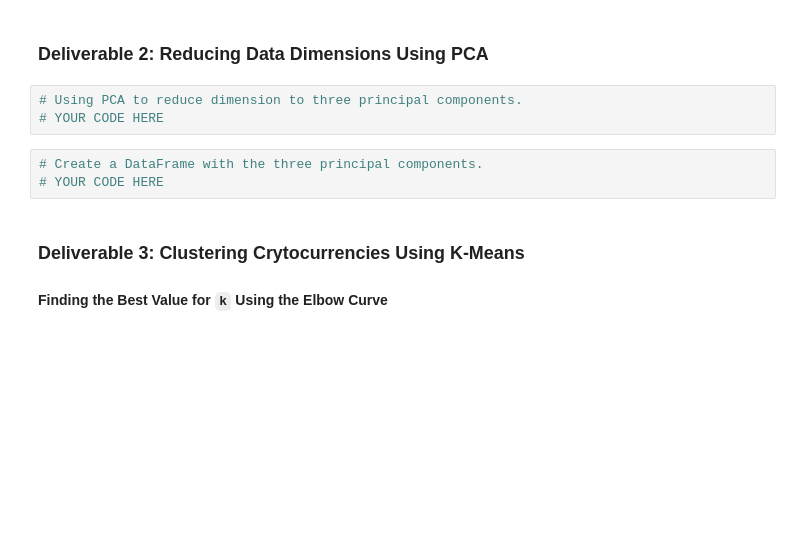
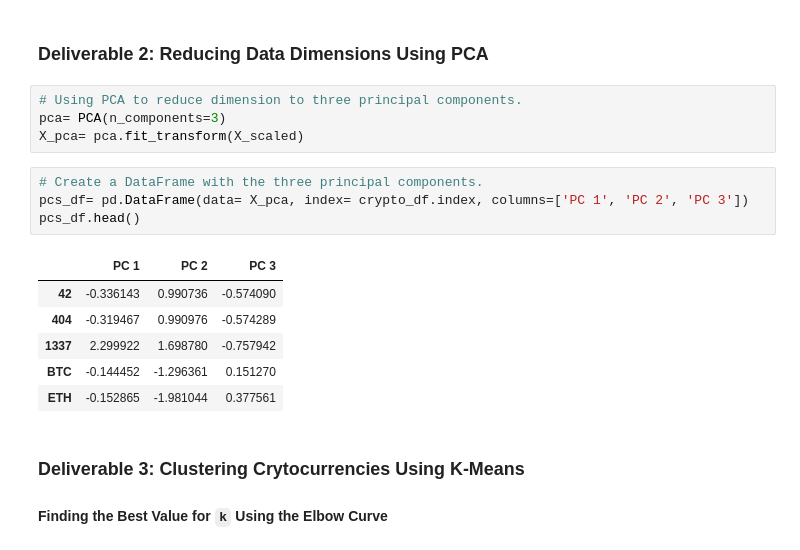
Before and after one commit to peterdyke/cryptocurrencies, a Jupyter notebook: crypto_clustering.ipynb, the cells around one changed output. Saved outputs shown, nothing was run; the diff lists cells and outputs as text; blank space fills up the shorter version.

```diff
--- a/crypto_clustering.ipynb
+++ b/crypto_clustering.ipynb
@@ -135,10 +135,19 @@ print(X_scaled[0:1])
 ### Deliverable 2: Reducing Data Dimensions Using PCA
 # %%
 # Using PCA to reduce dimension to three principal components.
-# YOUR CODE HERE
+pca= PCA(n_components=3)
+X_pca= pca.fit_transform(X_scaled)
 # %%
 # Create a DataFrame with the three principal components.
-# YOUR CODE HERE
+pcs_df= pd.DataFrame(data= X_pca, index= crypto_df.index, columns=['PC 1', 'PC 2', 'PC 3'])
+pcs_df.head()
+# %% [output]
+|  | PC 1 | PC 2 | PC 3 |
+| 42 | -0.336143 | 0.990736 | -0.574090 |
+| 404 | -0.319467 | 0.990976 | -0.574289 |
+| 1337 | 2.299922 | 1.698780 | -0.757942 |
+| BTC | -0.144452 | -1.296361 | 0.151270 |
+| ETH | -0.152865 | -1.981044 | 0.377561 |
 # %% [markdown]
 ### Deliverable 3: Clustering Crytocurrencies Using K-Means
 
```
